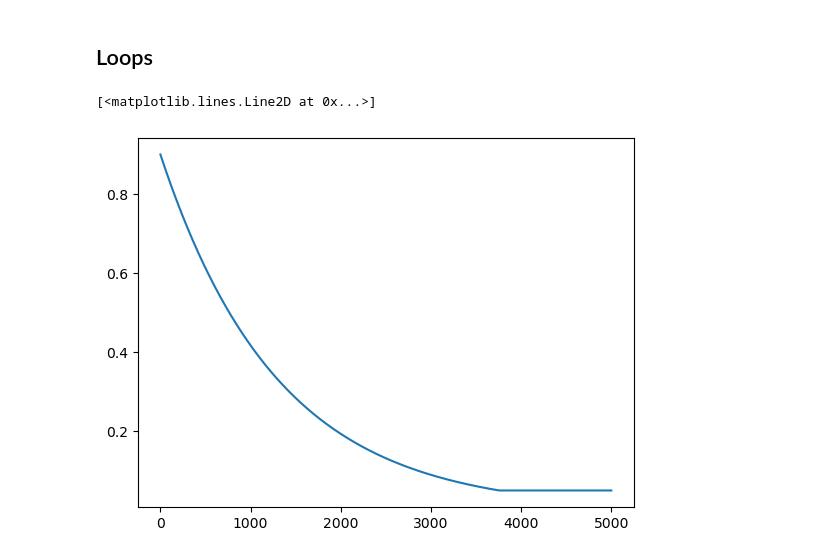
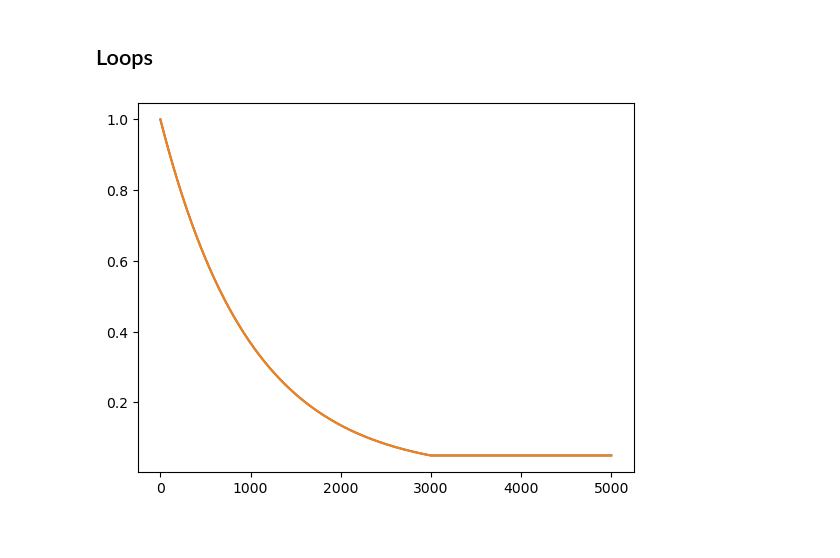
Before and after one commit to daniel-macrae/DRL-Assignment-2023, a Jupyter notebook: Dan_Monday.ipynb, the cells around one changed output. Saved outputs shown, nothing was run; the diff lists cells and outputs as text; code cells hidden in the pictures.

```diff
--- a/Dan_Monday.ipynb
+++ b/Dan_Monday.ipynb
@@ -270,19 +297,19 @@ class Agent(object):
 ## Loops
 # %%
 # to see what the decay of epsilon would look like
-EPS_START = 0.9
+EPS_START = 1
 EPS_END = 0.05
-EPS_DECAY = 1300 # higher value = slower decay
+EPS_DECAY = 1000 # higher value = slower decay
 
 episodes = np.linspace(0, 5000, 1000) # 5,000 episodes
 
 eps_threshold = EPS_START * np.exp(-episodes / EPS_DECAY)
 eps_threshold[eps_threshold < EPS_END] = EPS_END
 
 plt.plot(episodes, eps_threshold)
+plt.show()
 # %% [output]
-[<matplotlib.lines.Line2D at 0x...>]
-[figure, old version]
+[figure, new version]
 # %%
 if torch.cuda.is_available():
     num_episodes = 5000
```
Also changed, not shown: parts of 7 cells of this notebook, 5 other files.
